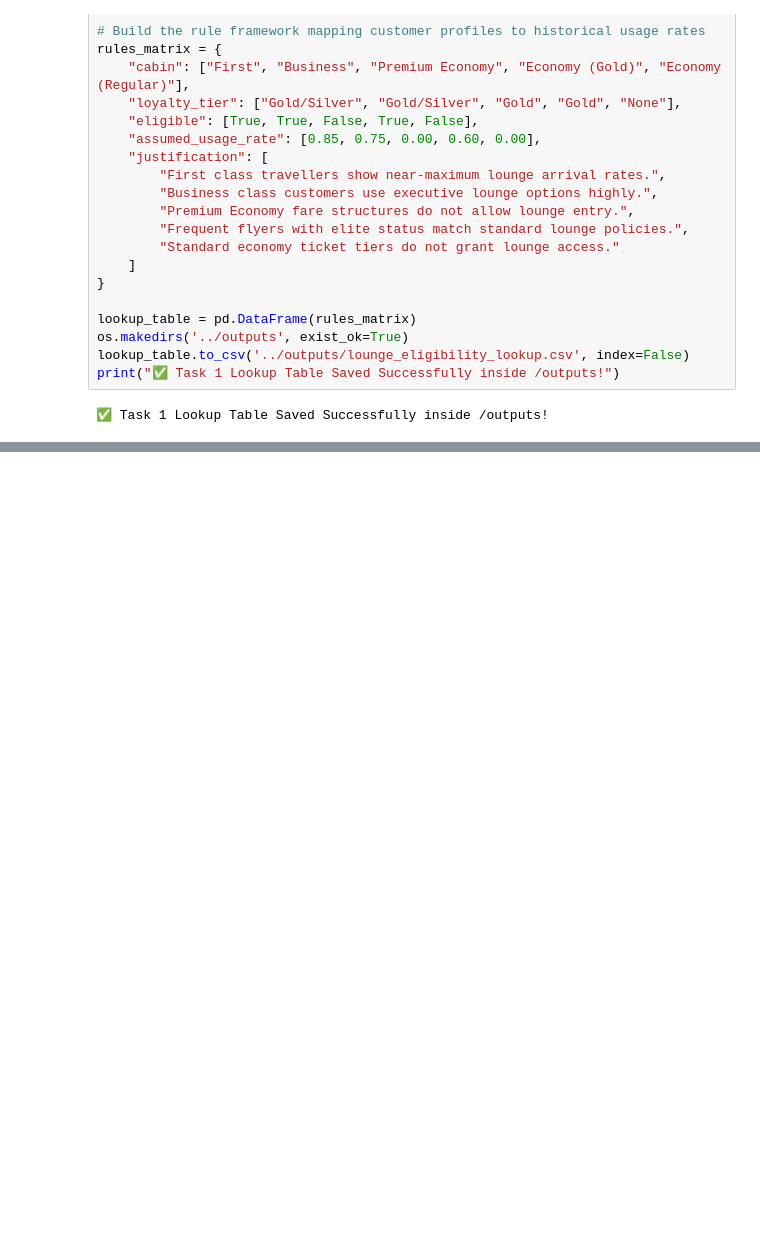
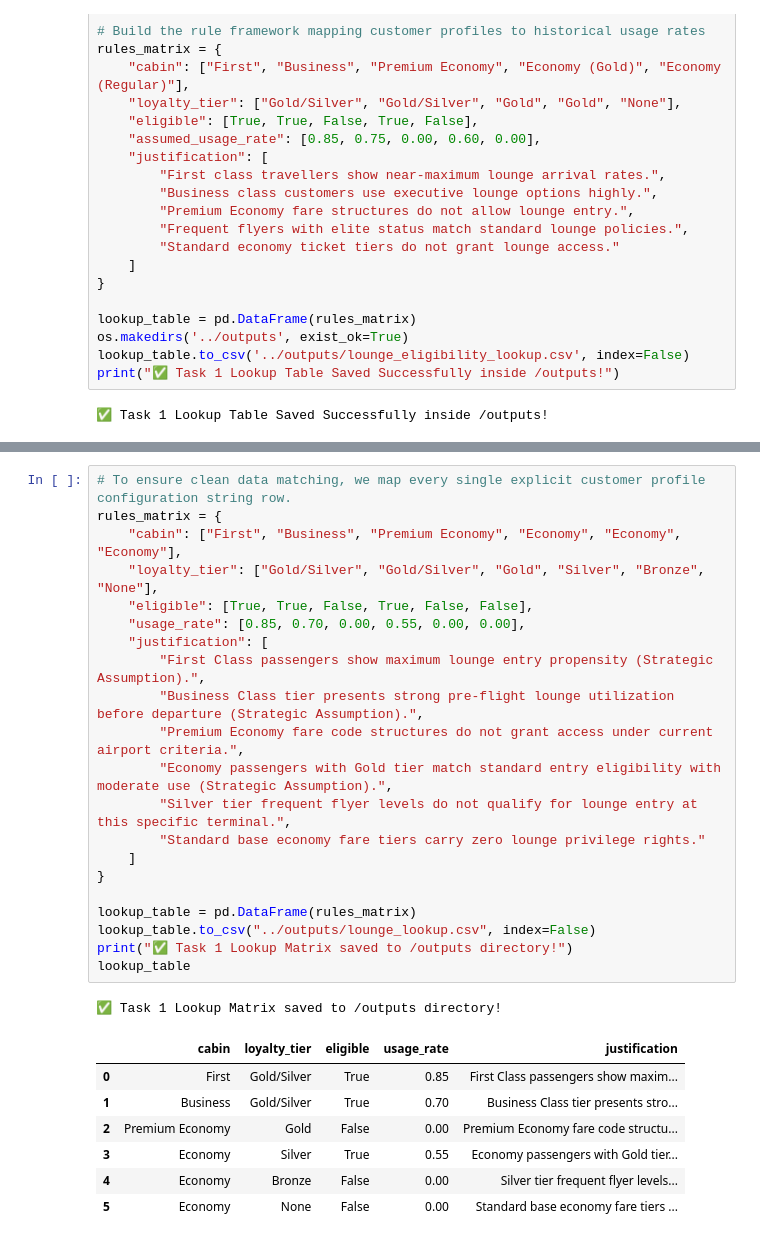
Before and after one commit to Dasari-Pallavi/british-airways-data-science, a Jupyter notebook: notebooks/01_lounge_eligibility.ipynb, the cells around one changed output, grey strips where cells are left out. Saved outputs shown, nothing was run; the diff lists cells and outputs as text; blank space fills up the shorter version.

```diff
--- a/notebooks/01_lounge_eligibility.ipynb
+++ b/notebooks/01_lounge_eligibility.ipynb
@@ -25,0 +40,30 @@ print("✅ Task 1 Lookup Table Saved Successfully inside /outputs!")
+# %%
+# To ensure clean data matching, we map every single explicit customer profile configuration string row.
+rules_matrix = {
+    "cabin": ["First", "Business", "Premium Economy", "Economy", "Economy", "Economy"],
+    "loyalty_tier": ["Gold/Silver", "Gold/Silver", "Gold", "Silver", "Bronze", "None"],
+    "eligible": [True, True, False, True, False, False],
+    "usage_rate": [0.85, 0.70, 0.00, 0.55, 0.00, 0.00],
+    "justification": [
+        "First Class passengers show maximum lounge entry propensity (Strategic Assumption).",
+        "Business Class tier presents strong pre-flight lounge utilization before departure (Strategic Assumption).",
+        "Premium Economy fare code structures do not grant access under current airport criteria.",
+        "Economy passengers with Gold tier match standard entry eligibility with moderate use (Strategic Assumption).",
+        "Silver tier frequent flyer levels do not qualify for lounge entry at this specific terminal.",
+        "Standard base economy fare tiers carry zero lounge privilege rights."
+    ]
+}
+
+lookup_table = pd.DataFrame(rules_matrix)
+lookup_table.to_csv("../outputs/lounge_lookup.csv", index=False)
+print("✅ Task 1 Lookup Matrix saved to /outputs directory!")
+lookup_table
+# %% [output]
+✅ Task 1 Lookup Matrix saved to /outputs directory!
+|  | cabin | loyalty_tier | eligible | usage_rate | justification |
+| 0 | First | Gold/Silver | True | 0.85 | First Class passengers show maxim... |
+| 1 | Business | Gold/Silver | True | 0.70 | Business Class tier presents stro... |
+| 2 | Premium Economy | Gold | False | 0.00 | Premium Economy fare code structu... |
+| 3 | Economy | Silver | True | 0.55 | Economy passengers with Gold tier... |
+| 4 | Economy | Bronze | False | 0.00 | Silver tier frequent flyer levels... |
+| 5 | Economy | None | False | 0.00 | Standard base economy fare tiers ... |
```
Also changed, not shown: parts of 4 cells of this notebook, 2 other files.
